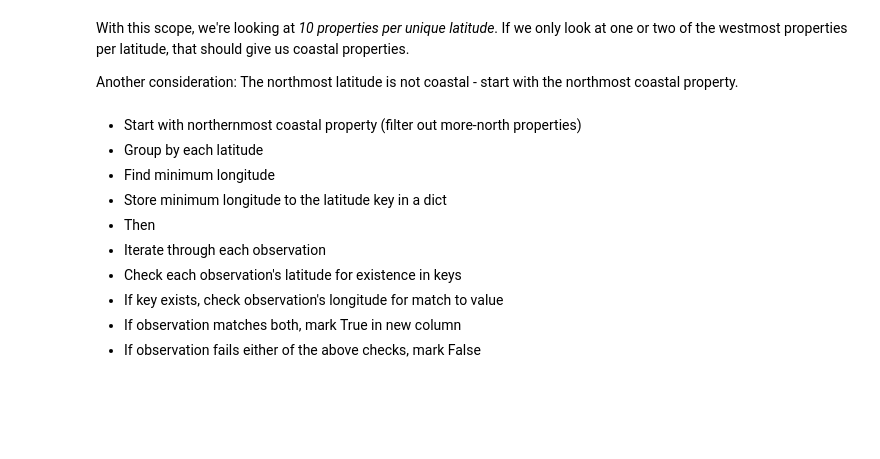
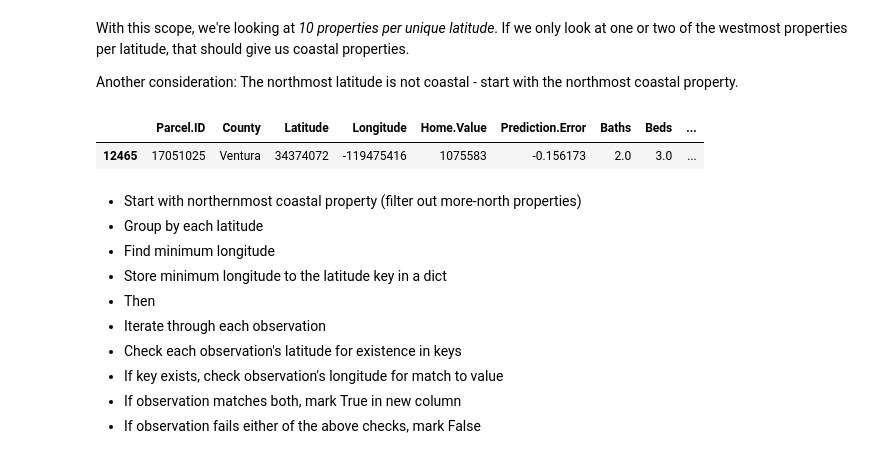
Before and after one commit to JacobPaxton/zillow-clustering-project, a Jupyter notebook: draft-workspace.ipynb, the cells around one changed output. Cells and saved outputs as stored; diff of their text form; code cells hidden in the pictures; blank space fills up the shorter version.

```diff
--- a/draft-workspace.ipynb
+++ b/draft-workspace.ipynb
@@ -270,7 +276,10 @@ Another consideration: The northmost latitude is not coastal - start with the no
 # %%
 # Northmost coastal property (the westernmost coastal property is the westernmost property)
 df[df['Longitude'] == df['Longitude'].min()].sort_values(by='relaxed_lat', ascending=False).head(1)
-df_out[df_out['Longitude'] == df_out['Longitude'].min()].sort_values(by='relaxed_lat', ascending=False).head(1)
+# df_out[df_out['Longitude'] == df_out['Longitude'].min()].sort_values(by='relaxed_lat', ascending=False).head(1)
+# %% [output]
+|  | Parcel.ID | County | Latitude | Longitude | Home.Value | Prediction.Error | Baths | Beds | ... |
+| 12465 | 17051025 | Ventura | 34374072 | -119475416 | 1075583 | -0.156173 | 2.0 | 3.0 | ... |
 # %% [markdown]
 - Start with northernmost coastal property (filter out more-north properties)
 - Group by each latitude
```
Also changed, not shown: parts of 19 cells of this notebook.
